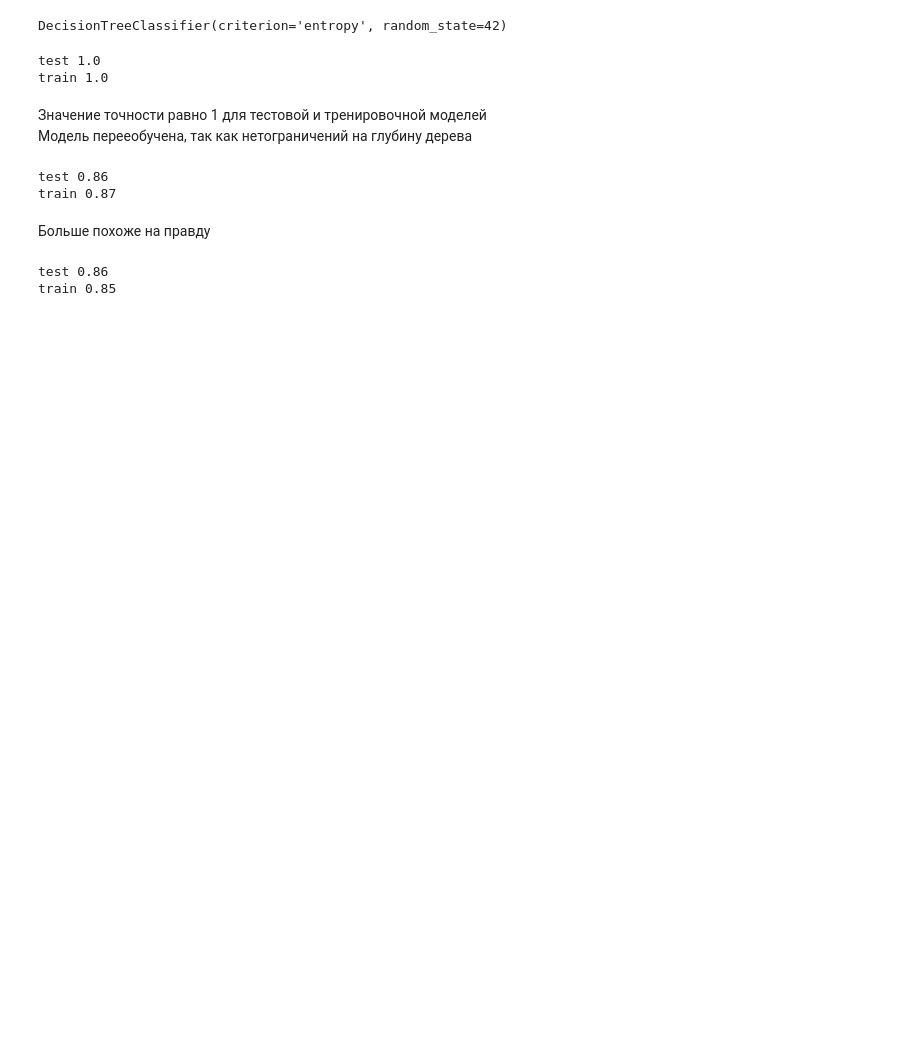
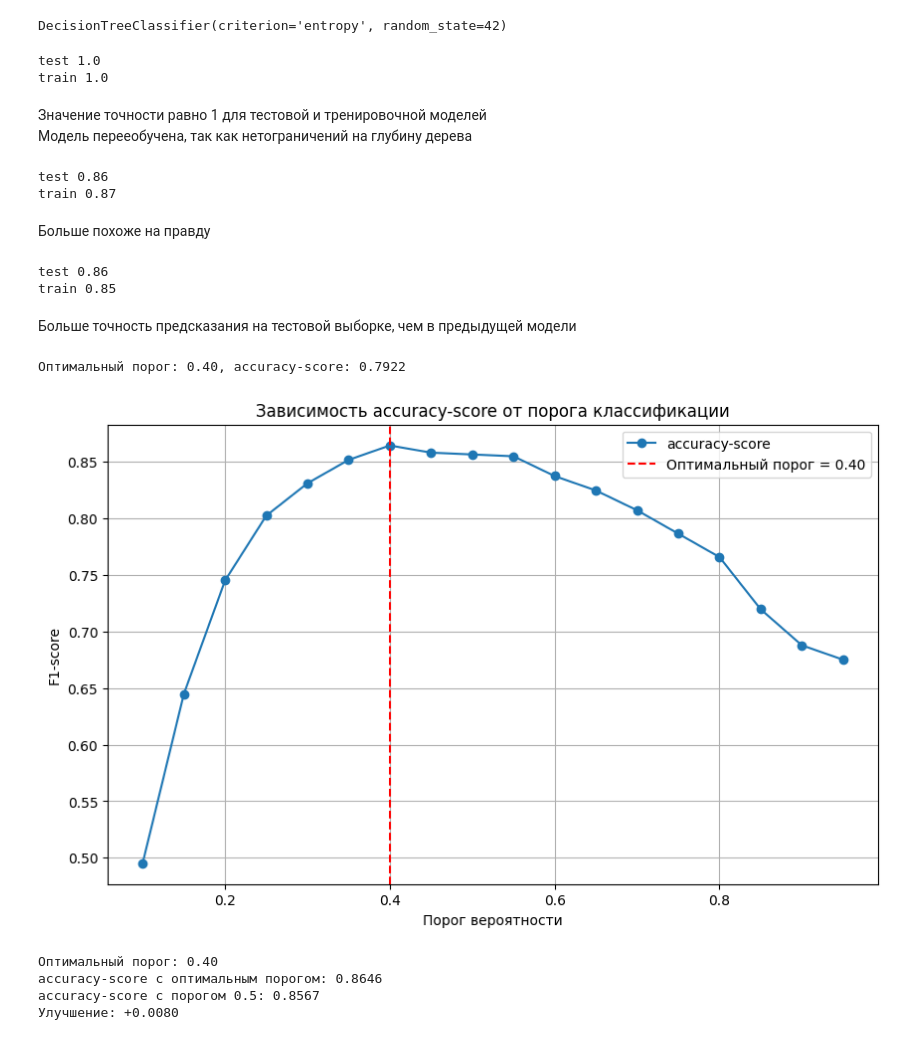
Before and after one commit to UlyanaGru/ml_practice, a Jupyter notebook: ml_practice.ipynb, the cells around one changed output. Drawn from its saved outputs; the diff is of its cells as text; code cells hidden in the pictures; blank space fills up the shorter version.

Commit message:
calc optimal threshold

```diff
--- a/ml_practice.ipynb
+++ b/ml_practice.ipynb
@@ -572,3 +572,53 @@ print('train', round(accuracy_score(y_train, y_pred_train),2))
 # %% [output]
 test 0.86
 train 0.85
+# %% [markdown]
+Больше точность предсказания на тестовой выборке, чем в предыдущей модели
+# %%
+# Получение оценок вероятности
+y_proba_test = rf_clf_all.predict_proba(X_test)[:, 1]
+# Диапазон значений
+thresholds = np.arange(0.1, 1.0, 0.05)
+# Подбор
+best_threshold = 0.5
+best_f1 = 0
+for threshold in thresholds:
+    y_pred_thresh = (y_proba_test >= threshold).astype(int)
+    current_f1 = f1_score(y_test, y_pred_thresh)
+    if current_f1 > best_f1:
+        best_f1 = current_f1
+        best_threshold = threshold
+print(f"Оптимальный порог: {best_threshold:.2f}, accuracy-score: {best_f1:.4f}")
+# Визуализация видимости accuracy
+f1_scores = [accuracy_score(y_test, (y_proba_test >= t).astype(int)) for t in thresholds]
+
+plt.figure(figsize=(10, 6))
+plt.plot(thresholds, f1_scores, marker='o', label='accuracy-score')
+plt.axvline(x=best_threshold, color='r', linestyle='--',
+            label=f'Оптимальный порог = {best_threshold:.2f}')
+plt.xlabel('Порог вероятности')
+plt.ylabel('F1-score')
+plt.title('Зависимость accuracy-score от порога классификации')
+plt.legend()
+plt.grid()
+plt.show()
+# %% [output]
+Оптимальный порог: 0.40, accuracy-score: 0.7922
+[figure, added]
+# %%
+# Прогнозирование с оптимальным порогом
+y_test_optim = (y_proba_test >= best_threshold).astype(int)
+optim_accuracy = accuracy_score(y_test, y_test_optim)
+
+# Сравнение с порогом 0.5
+default_accuracy = accuracy_score(y_test, (y_proba_test >= 0.5).astype(int))
+
+print(f"Оптимальный порог: {best_threshold:.2f}")
+print(f"accuracy-score с оптимальным порогом: {optim_accuracy:.4f}")
+print(f"accuracy-score с порогом 0.5: {default_accuracy:.4f}")
+print(f"Улучшение: {optim_accuracy - default_accuracy:+.4f}")
+# %% [output]
+Оптимальный порог: 0.40
+accuracy-score с оптимальным порогом: 0.8646
+accuracy-score с порогом 0.5: 0.8567
+Улучшение: +0.0080
```
